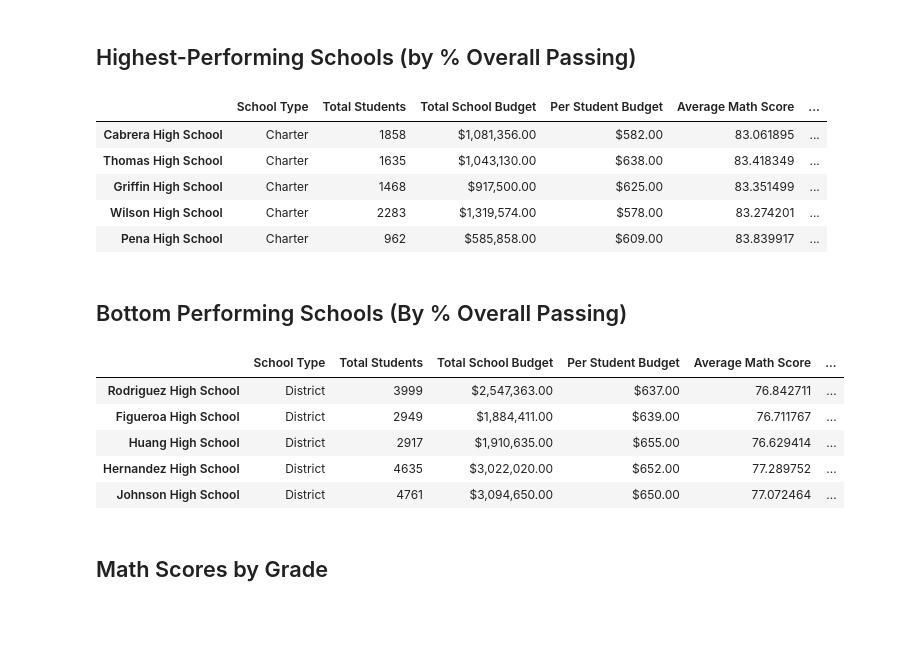
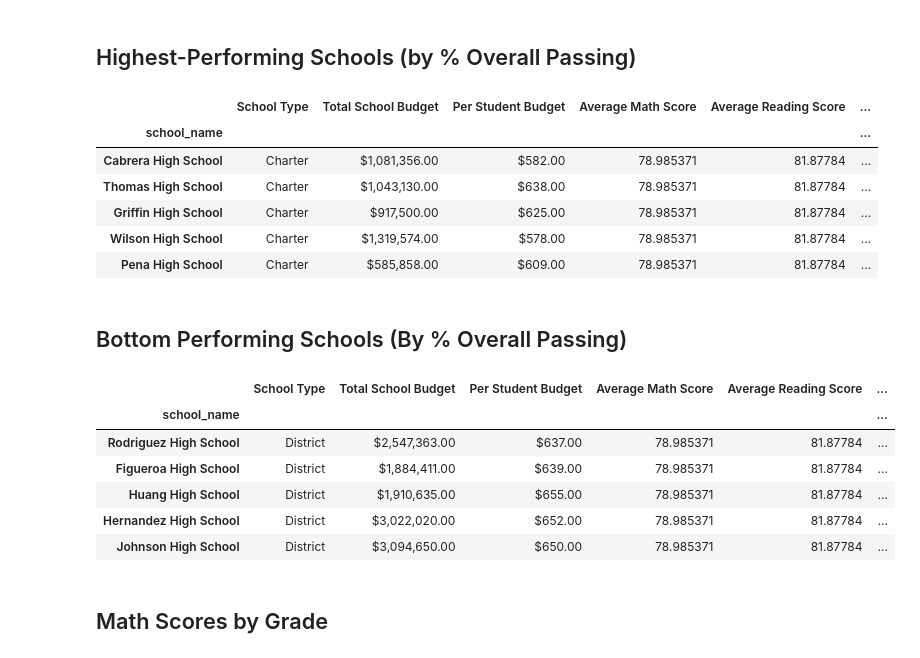
Before and after one commit to spmims/pandas-challenge, a Jupyter notebook: PyCitySchools/PyCitySchools_starter.ipynb, the cells around one changed output. Cells and saved outputs as stored; diff of their text form; code cells hidden in the pictures; blank space fills up the shorter version.

```diff
--- a/PyCitySchools/PyCitySchools_starter.ipynb
+++ b/PyCitySchools/PyCitySchools_starter.ipynb
@@ -179,5 +179,10 @@ Wright High School       83.955000
 Name: reading_score, dtype: float64
 # %%
 # Calculate the number of schools with math scores of 70 or higher
-school_passing_math =
+
+school_passing_math = school_data_complete[school_data_complete["math_score"] >= 70]
+
+school_passing_math2 = school_data_complete[school_data_complete["math_score"] >= 70].groupby("school_name")["Student ID"].mean().count()
+
+school_passing_math2
 # %% [output]
@@ -185,3 +190,7 @@ school_passing_math =
 # %%
 # Calculate the number of schools with reading scores of 70 or higher
-school_passing_reading =
+school_passing_reading = school_data_complete[school_data_complete["reading_score"] >= 70]
+
+school_passing_reading2 = school_data_complete[school_data_complete["reading_score"] >= 70].groupby("school_name")["Student ID"].mean().count()
+
+school_passing_reading2
@@ -197,7 +223,8 @@ per_school_passing_reading = school_passing_reading.groupby(["school_name"]).cou
 overall_passing_rate = passing_math_and_reading.groupby(["school_name"]).count()["student_name"] / per_school_counts * 100
 # %%
 # Create a DataFrame called `per_school_summary` with columns for the calculations above.
-
+data1 = {"School Type": school_types, "Total School Budget": per_school_budget, "Per Student Budget": per_school_capita, "Average Math Score": average_math_score, "Average Reading Score": average_reading_score, "% Passing Math": per_school_passing_math, "% Passing Reading": per_school_passing_reading, "% Overall Passing": overall_passing_rate}
+per_school_summary = pd.DataFrame(data1)
 
 # Formatting
 per_school_summary["Total School Budget"] = per_school_summary["Total School Budget"].map("${:,.2f}".format)
@@ -226,24 +254,30 @@ per_school_summary
 ## Highest-Performing Schools (by % Overall Passing)
 # %%
 # Sort the schools by `% Overall Passing` in descending order and display the top 5 rows.
+per_school_summary = per_school_summary.sort_values('% Overall Passing', ascending=False)
+per_school_summary.head()
 # %% [output]
-|  | School Type | Total Students | Total School Budget | Per Student Budget | Average Math Score | ... |
-| Cabrera High School | Charter | 1858 | $1,081,356.00 | $582.00 | 83.061895 | ... |
-| Thomas High School | Charter | 1635 | $1,043,130.00 | $638.00 | 83.418349 | ... |
-| Griffin High School | Charter | 1468 | $917,500.00 | $625.00 | 83.351499 | ... |
-| Wilson High School | Charter | 2283 | $1,319,574.00 | $578.00 | 83.274201 | ... |
-| Pena High School | Charter | 962 | $585,858.00 | $609.00 | 83.839917 | ... |
+|  | School Type | Total School Budget | Per Student Budget | Average Math Score | Average Reading Score | ... |
+| school_name |  |  |  |  |  | ... |
+| Cabrera High School | Charter | $1,081,356.00 | $582.00 | 78.985371 | 81.87784 | ... |
+| Thomas High School | Charter | $1,043,130.00 | $638.00 | 78.985371 | 81.87784 | ... |
+| Griffin High School | Charter | $917,500.00 | $625.00 | 78.985371 | 81.87784 | ... |
+| Wilson High School | Charter | $1,319,574.00 | $578.00 | 78.985371 | 81.87784 | ... |
+| Pena High School | Charter | $585,858.00 | $609.00 | 78.985371 | 81.87784 | ... |
 # %% [markdown]
 ## Bottom Performing Schools (By % Overall Passing)
 # %%
 # Sort the schools by `% Overall Passing` in ascending order and display the top 5 rows.
+per_school_summary = per_school_summary.sort_values('% Overall Passing', ascending=True)
+per_school_summary.head()
 # %% [output]
-|  | School Type | Total Students | Total School Budget | Per Student Budget | Average Math Score | ... |
-| Rodriguez High School | District | 3999 | $2,547,363.00 | $637.00 | 76.842711 | ... |
-| Figueroa High School | District | 2949 | $1,884,411.00 | $639.00 | 76.711767 | ... |
-| Huang High School | District | 2917 | $1,910,635.00 | $655.00 | 76.629414 | ... |
-| Hernandez High School | District | 4635 | $3,022,020.00 | $652.00 | 77.289752 | ... |
-| Johnson High School | District | 4761 | $3,094,650.00 | $650.00 | 77.072464 | ... |
+|  | School Type | Total School Budget | Per Student Budget | Average Math Score | Average Reading Score | ... |
+| school_name |  |  |  |  |  | ... |
+| Rodriguez High School | District | $2,547,363.00 | $637.00 | 78.985371 | 81.87784 | ... |
+| Figueroa High School | District | $1,884,411.00 | $639.00 | 78.985371 | 81.87784 | ... |
+| Huang High School | District | $1,910,635.00 | $655.00 | 78.985371 | 81.87784 | ... |
+| Hernandez High School | District | $3,022,020.00 | $652.00 | 78.985371 | 81.87784 | ... |
+| Johnson High School | District | $3,094,650.00 | $650.00 | 78.985371 | 81.87784 | ... |
 # %% [markdown]
 ## Math Scores by Grade
 # %%
```
Also changed, not shown: parts of 6 cells of this notebook.
